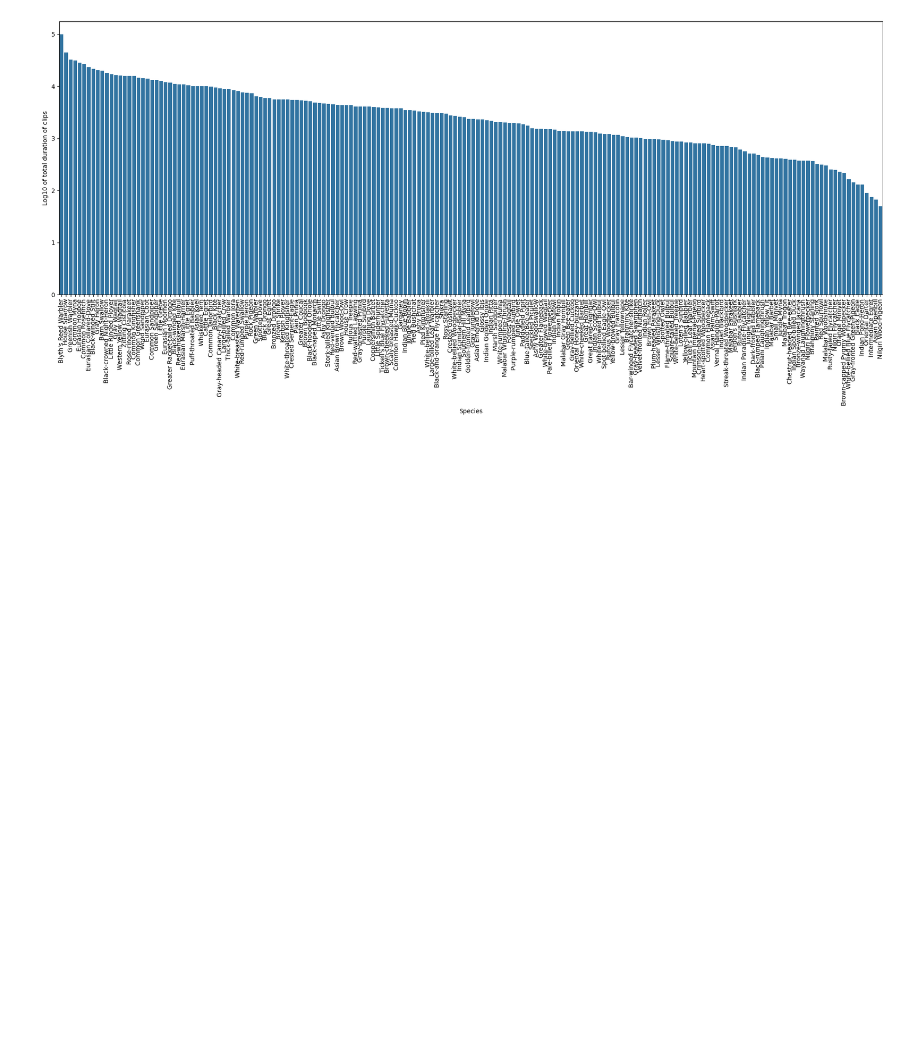
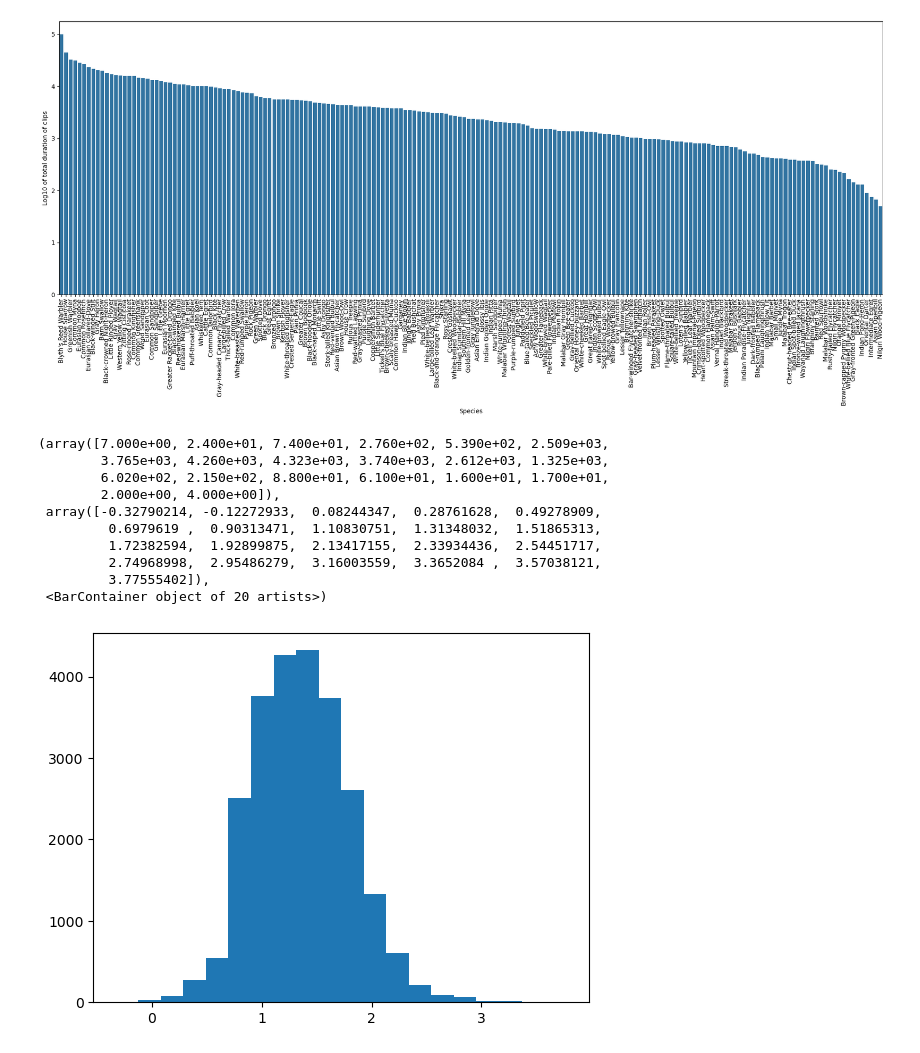
Before and after one commit to AmziJeffs/Erdos_birdCLEF, a Jupyter notebook: EDA/EDA.ipynb, the cells around one changed output. Saved outputs shown, nothing was run; the diff lists cells and outputs as text; code cells hidden in the pictures; blank space fills up the shorter version.

Commit message:
EDA on length of audio clips

```diff
--- a/EDA/EDA.ipynb
+++ b/EDA/EDA.ipynb
@@ -62,3 +62,18 @@ durations.set_xlabel('Species')
 plt.xticks(rotation=90);
 # %% [output]
 [figure]
+# %%
+# Most clips are 10-100 seconds
+plt.hist(np.log10(train["duration"]), bins = 20)
+# %% [output]
+(array([7.000e+00, 2.400e+01, 7.400e+01, 2.760e+02, 5.390e+02, 2.509e+03,
+        3.765e+03, 4.260e+03, 4.323e+03, 3.740e+03, 2.612e+03, 1.325e+03,
+        6.020e+02, 2.150e+02, 8.800e+01, 6.100e+01, 1.600e+01, 1.700e+01,
+        2.000e+00, 4.000e+00]),
+ array([-0.32790214, -0.12272933,  0.08244347,  0.28761628,  0.49278909,
+         0.6979619 ,  0.90313471,  1.10830751,  1.31348032,  1.51865313,
+         1.72382594,  1.92899875,  2.13417155,  2.33934436,  2.54451717,
+         2.74968998,  2.95486279,  3.16003559,  3.3652084 ,  3.57038121,
+         3.77555402]),
+ <BarContainer object of 20 artists>)
+[figure, added]
```
Also changed, not shown: parts of 2 cells of this notebook.
